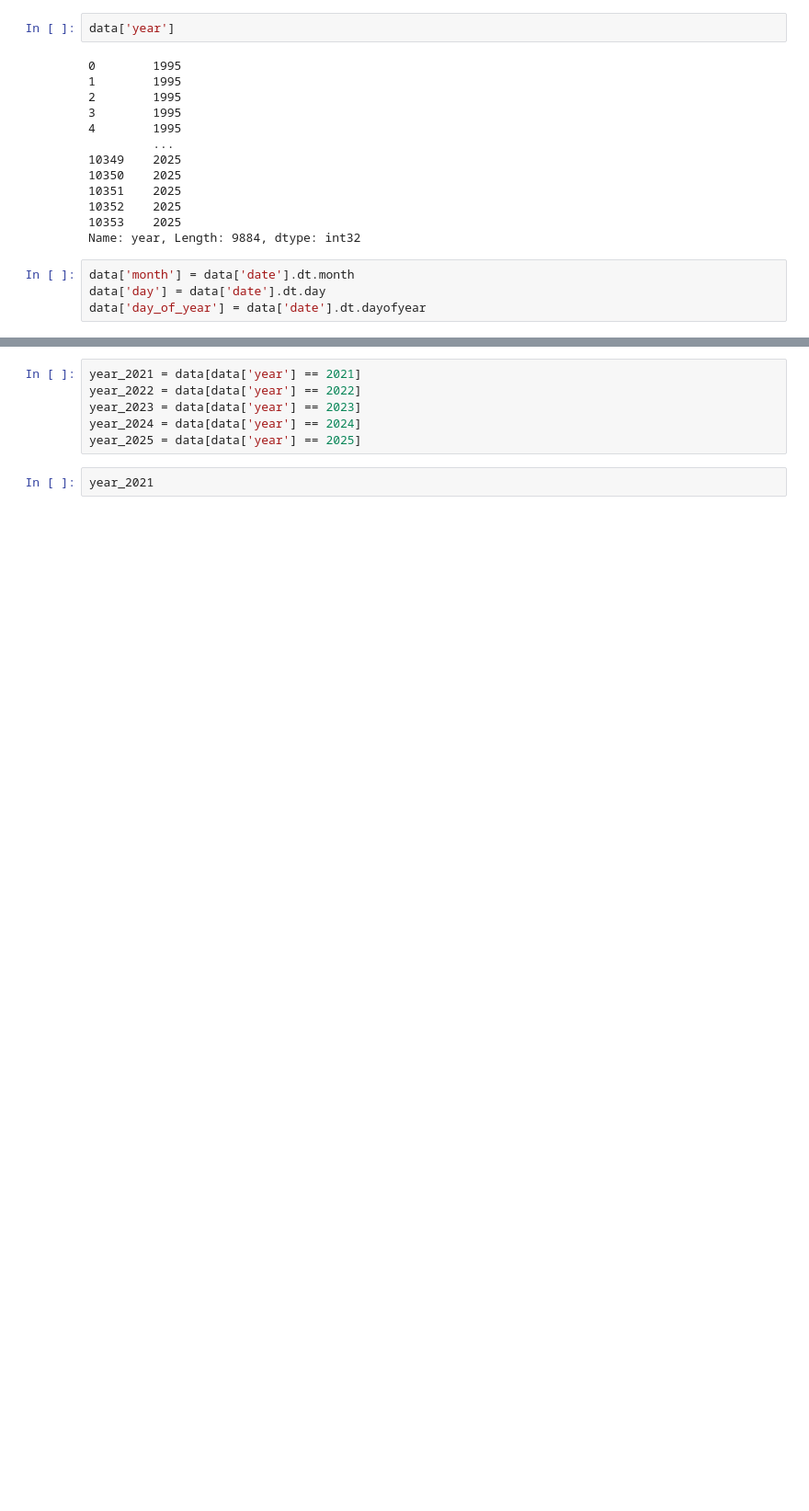
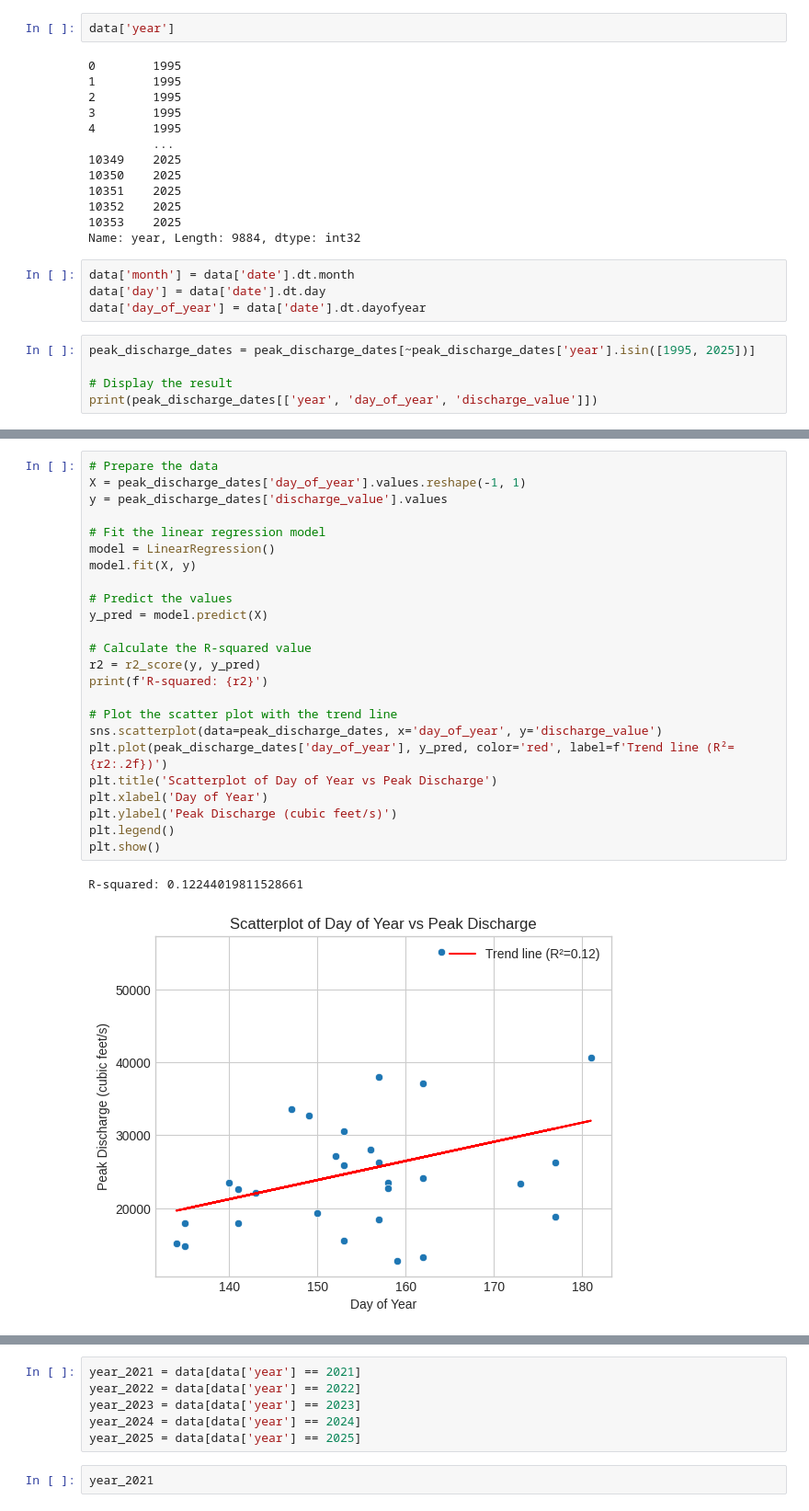
Before and after one commit to drpafowler/SpringRiver, a Jupyter notebook: project_yellowstone.ipynb, the cells around one changed output, grey strips where cells are left out. Shown at 92% size. Cells and saved outputs as stored; diff of their text form; blank space fills up the shorter version.

```diff
--- a/project_yellowstone.ipynb
+++ b/project_yellowstone.ipynb
@@ -308,3 +356,8 @@ Name: year, Length: 9884, dtype: int32
 data['month'] = data['date'].dt.month
 data['day'] = data['date'].dt.day
 data['day_of_year'] = data['date'].dt.dayofyear
+# %%
+peak_discharge_dates = peak_discharge_dates[~peak_discharge_dates['year'].isin([1995, 2025])]
+
+# Display the result
+print(peak_discharge_dates[['year', 'day_of_year', 'discharge_value']])
@@ -310,0 +382,27 @@ data['day_of_year'] = data['date'].dt.dayofyear
+# %%
+# Prepare the data
+X = peak_discharge_dates['day_of_year'].values.reshape(-1, 1)
+y = peak_discharge_dates['discharge_value'].values
+
+# Fit the linear regression model
+model = LinearRegression()
+model.fit(X, y)
+
+# Predict the values
+y_pred = model.predict(X)
+
+# Calculate the R-squared value
+r2 = r2_score(y, y_pred)
+print(f'R-squared: {r2}')
+
+# Plot the scatter plot with the trend line
+sns.scatterplot(data=peak_discharge_dates, x='day_of_year', y='discharge_value')
+plt.plot(peak_discharge_dates['day_of_year'], y_pred, color='red', label=f'Trend line (R²={r2:.2f})')
+plt.title('Scatterplot of Day of Year vs Peak Discharge')
+plt.xlabel('Day of Year')
+plt.ylabel('Peak Discharge (cubic feet/s)')
+plt.legend()
+plt.show()
+# %% [output]
+R-squared: 0.12244019811528661
+[figure, added]
```
Also changed, not shown: parts of 13 cells of this notebook.
